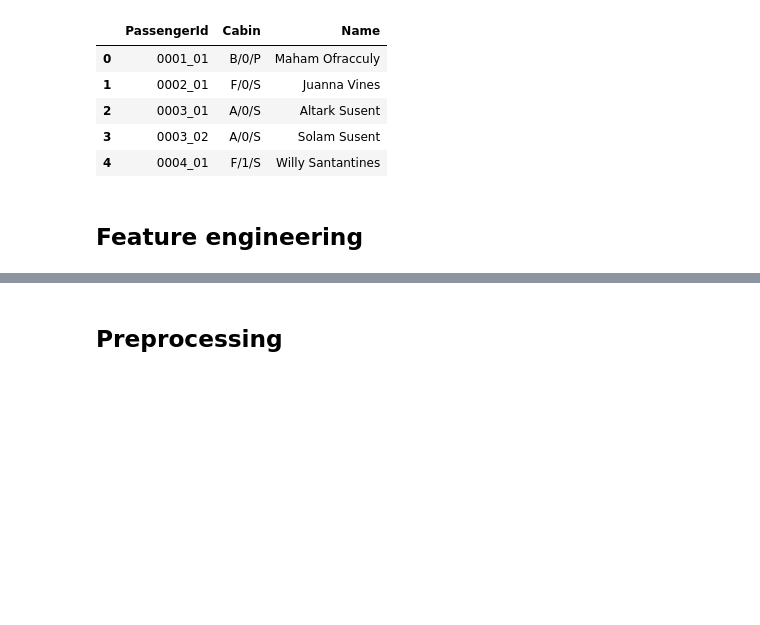
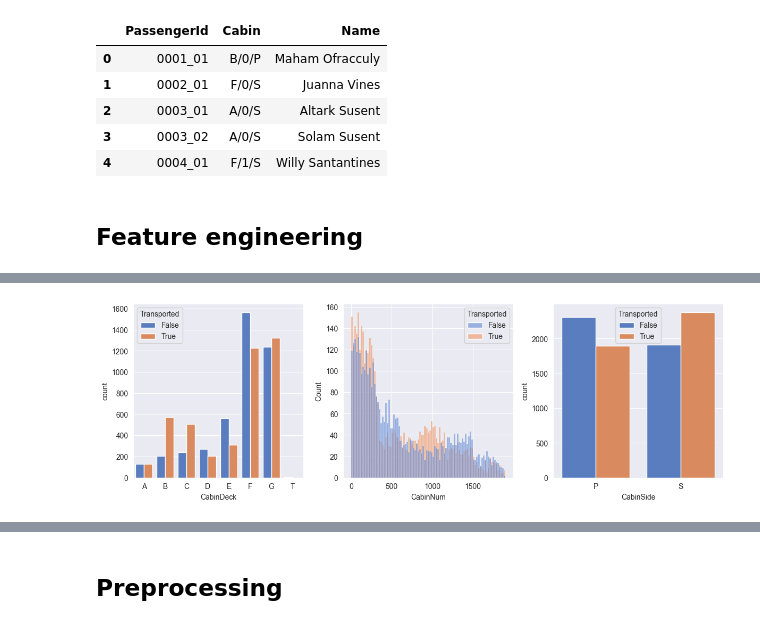
Before and after one commit to apiraccini/spaceship_titanic, a Jupyter notebook: notebooks/1_data_prep.ipynb, the cells around one changed output, grey strips where cells are left out. Cells and saved outputs as stored; diff of their text form; code cells hidden in the pictures; blank space fills up the shorter version.

```diff
--- a/notebooks/1_data_prep.ipynb
+++ b/notebooks/1_data_prep.ipynb
@@ -821,0 +258,16 @@ dtype: int64
+# %%
+fig = plt.figure(figsize=(12, 4))
+
+plt.subplot(1, 3, 1)
+sns.countplot(data=train_fe1, x='CabinDeck', hue='Transported', order=['A','B','C','D','E','F','G','T'])
+
+plt.subplot(1, 3, 2)
+sns.histplot(data=train_fe1, x='CabinNum', hue='Transported',binwidth=20)
+
+plt.subplot(1, 3, 3)
+sns.countplot(data=train_fe1, x='CabinSide', hue='Transported')
+
+fig.tight_layout()
+plt.savefig('figures/eda_1/displot_added_features_2.png')
+# %% [output]
+[figure, added]
```
Also changed, not shown: parts of 76 cells of this notebook, 26 other files.
